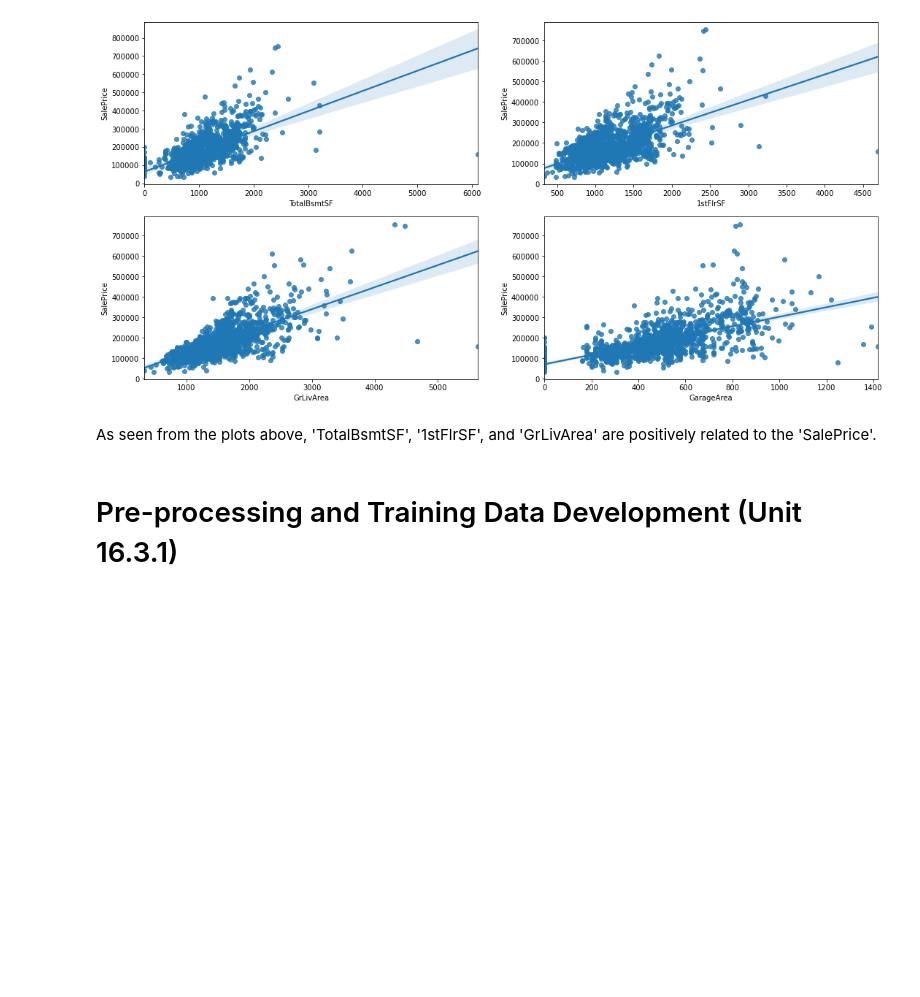
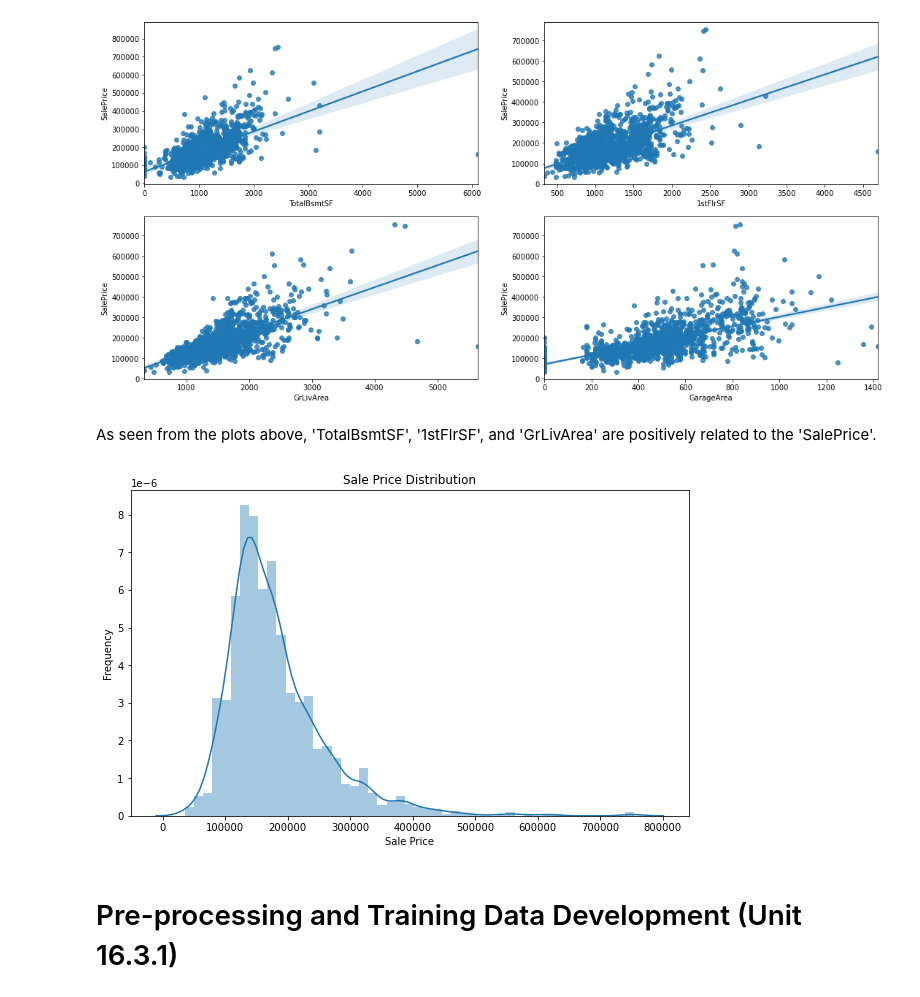
Before and after one commit to aquarius101204/DataScienceCapstoneProjects, a Jupyter notebook: 2ndCapstoneProject/House Prices/18.3.1_Modeling_Final_Revised.ipynb, the cells around one changed output. Saved outputs shown, nothing was run; the diff lists cells and outputs as text; code cells hidden in the pictures; blank space fills up the shorter version.

```diff
--- a/2ndCapstoneProject/House Prices/18.3.1_Modeling_Final_Revised.ipynb
+++ b/2ndCapstoneProject/House Prices/18.3.1_Modeling_Final_Revised.ipynb
@@ -2095,6 +2096,18 @@ Flushing oldest 200 entries.
 [figure]
 # %% [markdown]
 As seen from the plots above, 'TotalBsmtSF', '1stFlrSF', and 'GrLivArea' are positively related to the 'SalePrice'.
+# %%
+# Distribution plot
+plt.figure(figsize=(10,6))
+sns.distplot(df["SalePrice"])
+plt.title("Sale Price Distribution")
+plt.xlabel("Sale Price")
+plt.ylabel("Frequency")
+plt.xticks(fontsize=10)
+plt.yticks(fontsize=10)
+plt.show()
+# %% [output]
+[figure, added]
 # %% [markdown]
 # Pre-processing and Training Data Development (Unit 16.3.1)
 # %% [markdown]
```
Also changed, not shown: parts of 60 cells of this notebook.
